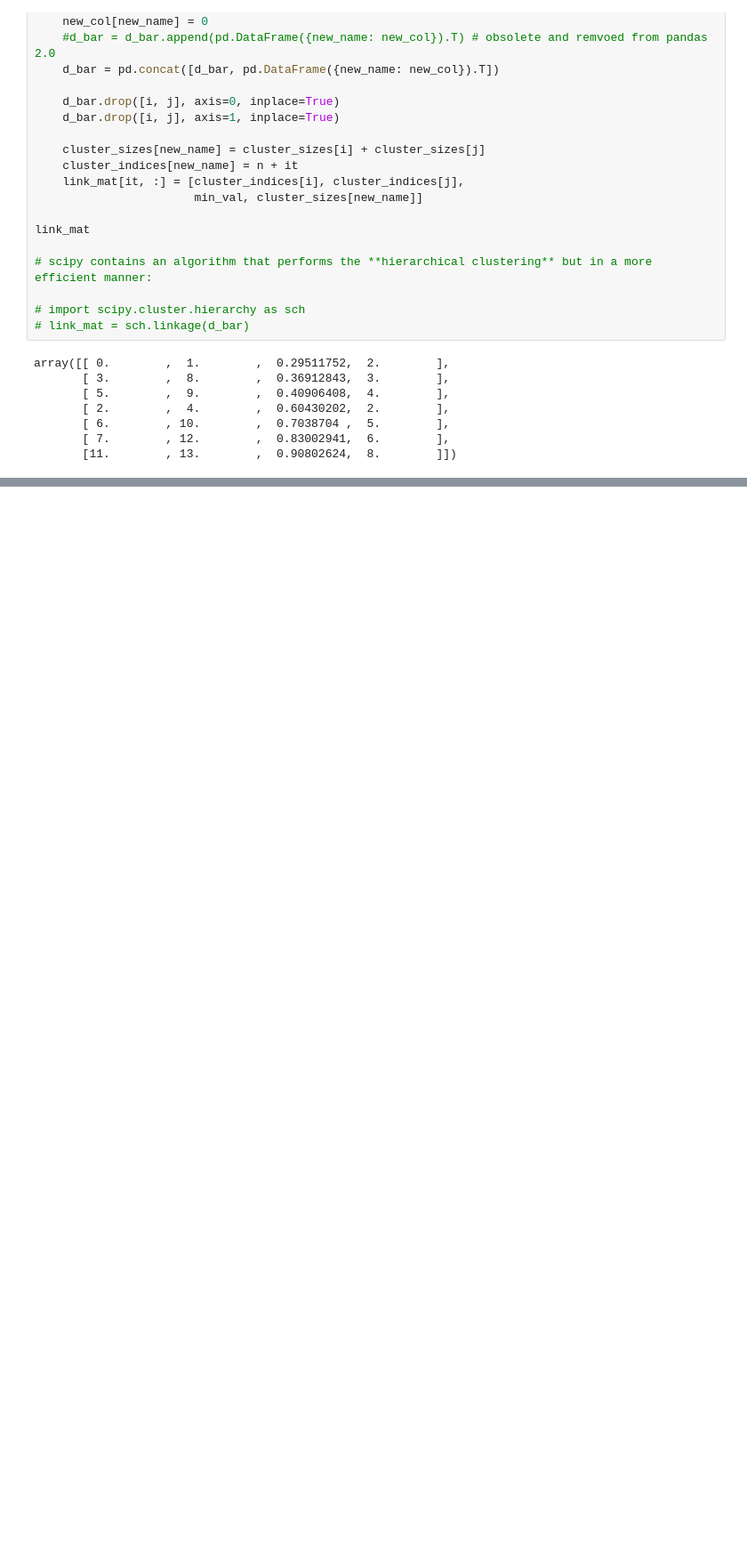
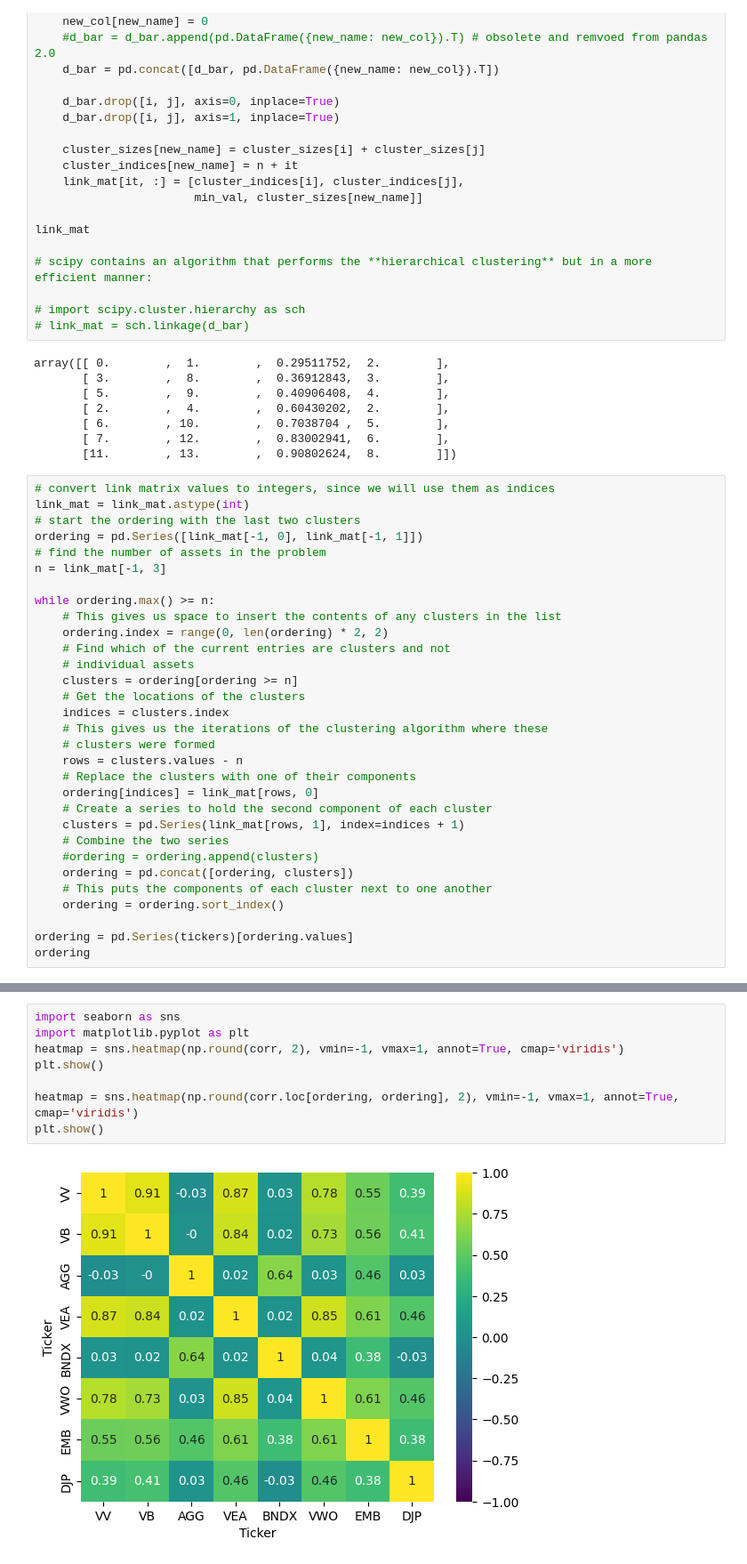
Before and after one commit to piotrwolkowski/robo-advisor, a Jupyter notebook: chapter-11-asset-allocation-by-risk.ipynb, the cells around one changed output, grey strips where cells are left out. Shown at 89% size. Drawn from its saved outputs; the diff is of its cells as text; blank space fills up the shorter version.

Commit message:
Add Covariance matrix ordering

```diff
--- a/chapter-11-asset-allocation-by-risk.ipynb
+++ b/chapter-11-asset-allocation-by-risk.ipynb
@@ -158,3 +158,34 @@ array([[ 0.        ,  1.        ,  0.29511752,  2.        ],
        [ 6.        , 10.        ,  0.7038704 ,  5.        ],
        [ 7.        , 12.        ,  0.83002941,  6.        ],
        [11.        , 13.        ,  0.90802624,  8.        ]])
+# %%
+# convert link matrix values to integers, since we will use them as indices
+link_mat = link_mat.astype(int)
+# start the ordering with the last two clusters
+ordering = pd.Series([link_mat[-1, 0], link_mat[-1, 1]])
+# find the number of assets in the problem
+n = link_mat[-1, 3]
+
+while ordering.max() >= n:
+    # This gives us space to insert the contents of any clusters in the list
+    ordering.index = range(0, len(ordering) * 2, 2)
+    # Find which of the current entries are clusters and not
+    # individual assets
+    clusters = ordering[ordering >= n]
+    # Get the locations of the clusters
+    indices = clusters.index
+    # This gives us the iterations of the clustering algorithm where these
+    # clusters were formed
+    rows = clusters.values - n
+    # Replace the clusters with one of their components
+    ordering[indices] = link_mat[rows, 0]
+    # Create a series to hold the second component of each cluster
+    clusters = pd.Series(link_mat[rows, 1], index=indices + 1)
+    # Combine the two series
+    #ordering = ordering.append(clusters)
+    ordering = pd.concat([ordering, clusters])
+    # This puts the components of each cluster next to one another
+    ordering = ordering.sort_index()
+
+ordering = pd.Series(tickers)[ordering.values]
+ordering
@@ -160,0 +202,10 @@ array([[ 0.        ,  1.        ,  0.29511752,  2.        ],
+# %%
+import seaborn as sns
+import matplotlib.pyplot as plt
+heatmap = sns.heatmap(np.round(corr, 2), vmin=-1, vmax=1, annot=True, cmap='viridis')
+plt.show()
+
+heatmap = sns.heatmap(np.round(corr.loc[ordering, ordering], 2), vmin=-1, vmax=1, annot=True, cmap='viridis')
+plt.show()
+# %% [output]
+[figure, added]
```
Also changed, not shown: parts of 2 cells of this notebook.
